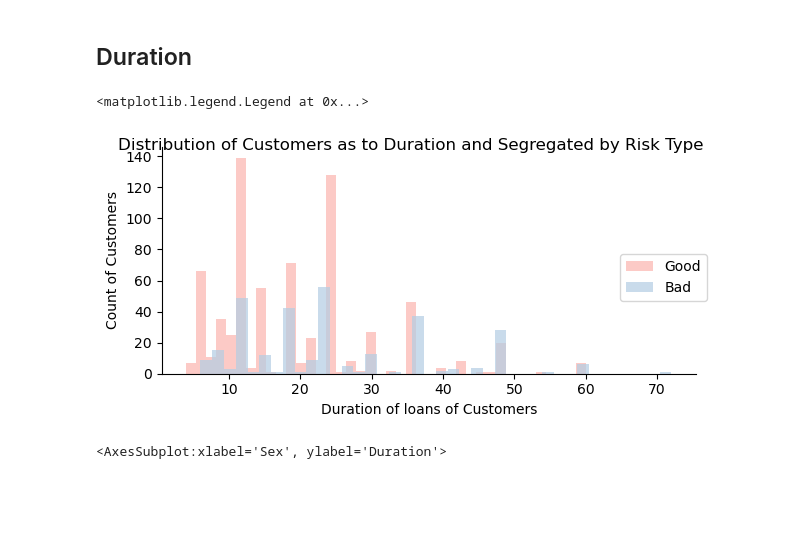
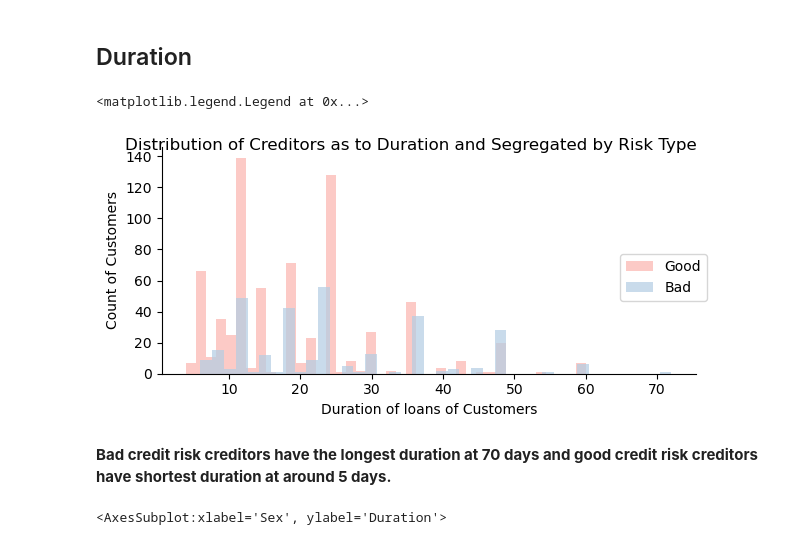
Before and after one commit to dsprincess/python-projects, a Jupyter notebook: Credit risk analysis - bank.ipynb, the cells around one changed output. Drawn from its saved outputs; the diff is of its cells as text; code cells hidden in the pictures; blank space fills up the shorter version.

```diff
--- a/Credit risk analysis - bank.ipynb
+++ b/Credit risk analysis - bank.ipynb
@@ -91,10 +104,11 @@ df_credit.describe()
 | max | 75.000000 | 18424.000000 | 72.000000 |
 # %%
 #Created a categorical column(generation) for age
-interval = (11, 26, 42, 58, 77, 95)
+interval = (11, 26, 42, 58, 77)#, 95
 
-cats = ['Gen Z', 'Millenials', 'Gen X', 'Baby Boomers', 'Silent Gen']
+cats = ['Gen Z', 'Millenials', 'Gen X', 'Baby Boomers'] #, 'Silent Gen'
 df_credit["Generation"] = pd.cut(df_credit.Age, interval, labels=cats)
+#Removed Silent Gen since its zero
 # %%
 #Check categorical columns values and count
 cat_cols = df_credit.select_dtypes(include=['object']).columns
@@ -428,13 +453,15 @@ Violin plot provides a similar summary to a box plot, but with additional inform
 # %%
 g = sns.FacetGrid(df_credit,hue="Risk",height=3, aspect=2)
 g = g.map(plt.hist,'Duration',bins=40,alpha=0.7)
-g.fig.suptitle("Distribution of Customers as to Duration and Segregated by Risk Type")
+g.fig.suptitle("Distribution of Creditors as to Duration and Segregated by Risk Type")
 g.set_axis_labels("Duration of loans of Customers", "Count of Customers")
 handles, labels = g.axes[0][0].get_legend_handles_labels()
 g.fig.legend(handles, ["Good", "Bad"], loc='center right')
 # %% [output]
 <matplotlib.legend.Legend at 0x...>
-[figure, old version]
+[figure, new version]
+# %% [markdown]
+**Bad credit risk creditors have the longest duration at 70 days and good credit risk creditors have shortest duration at around 5 days.**
 # %%
 fig, ax = plt.subplots(1,2, figsize=(8,4))
 sns.boxplot(data=df_credit, x='Sex', y='Duration', hue='Risk',ax = ax[0])
```
Also changed, not shown: parts of 83 cells of this notebook.
